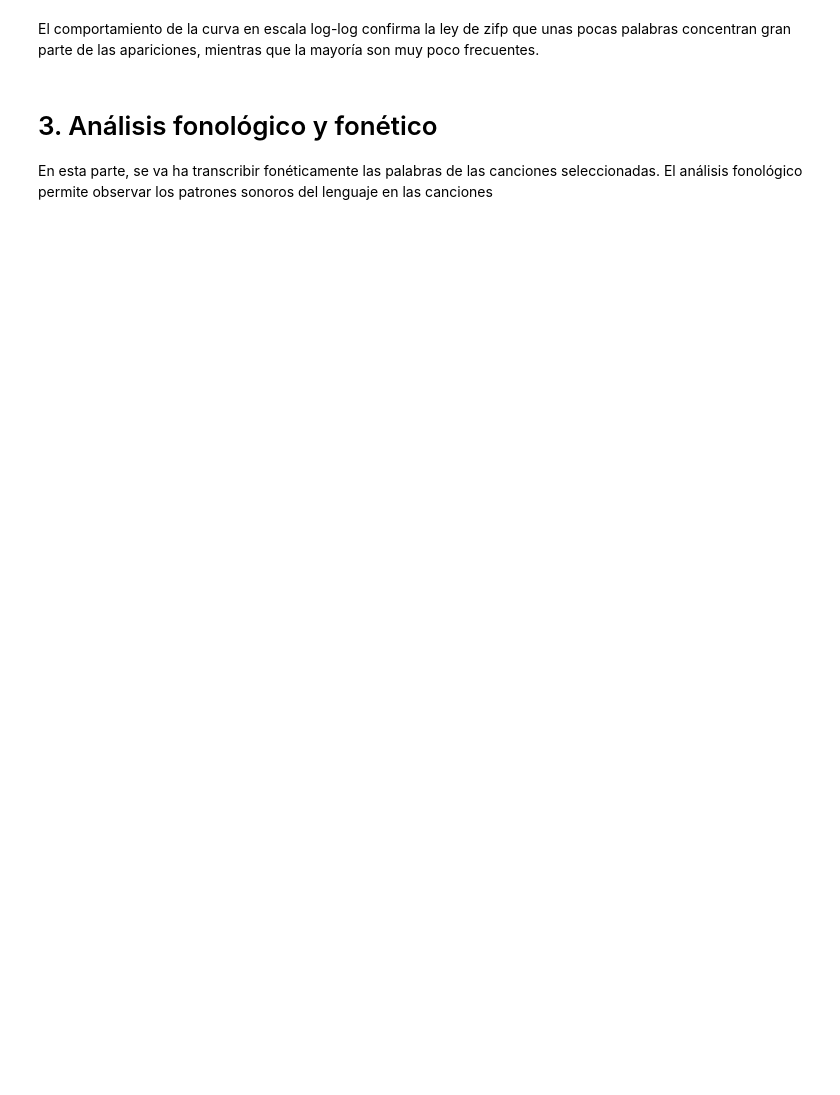
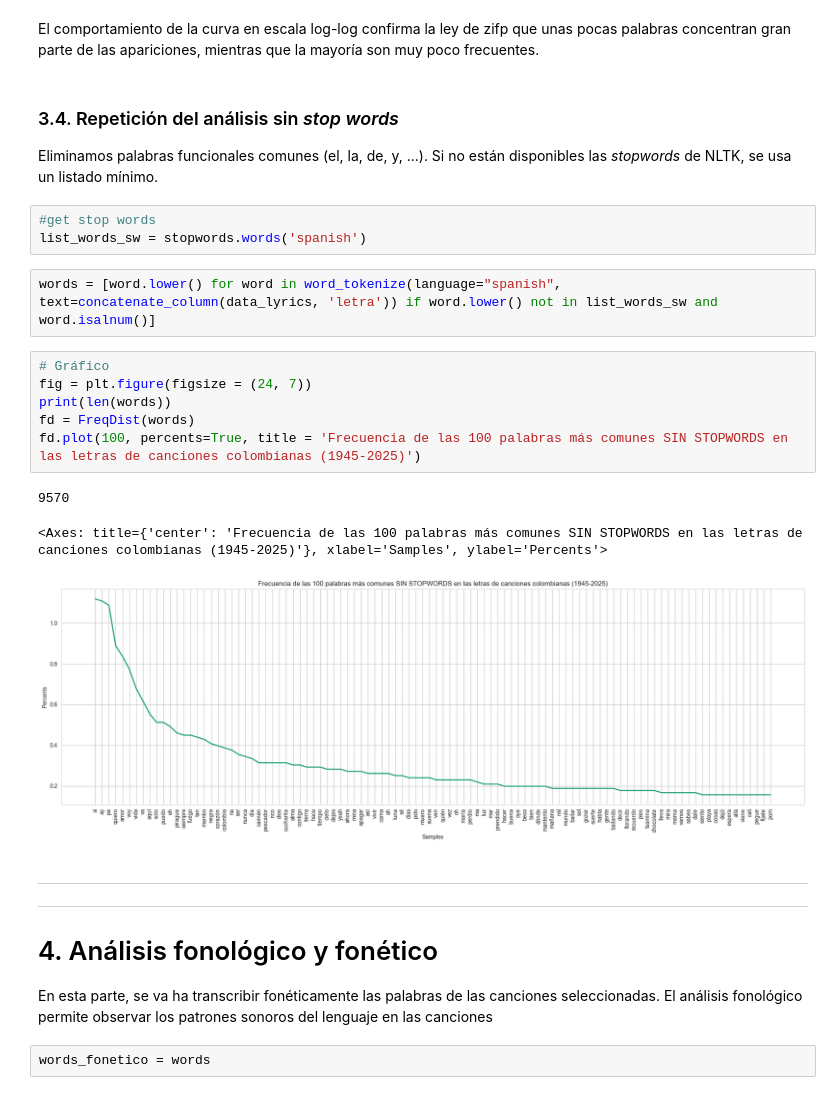
Before and after one commit to CristianCardozoAmin/AI-university_javeriana-nlp-taller_ley_zipf, a Jupyter notebook: notebooks/1_Analysis_Songs.ipynb, the cells around one changed output. Cells and saved outputs as stored; diff of their text form; blank space fills up the shorter version.

```diff
--- a/notebooks/1_Analysis_Songs.ipynb
+++ b/notebooks/1_Analysis_Songs.ipynb
@@ -249,6 +372,28 @@ plt.show()
 # %% [markdown]
 El comportamiento de la curva en escala log-log confirma la ley de zifp que unas pocas palabras concentran gran parte de las apariciones, mientras que la mayoría son muy poco frecuentes.
+# %% [markdown]
+### 3.4. Repetición del análisis sin *stop words*
+Eliminamos palabras funcionales comunes (el, la, de, y, ...). Si no están disponibles las *stopwords* de NLTK, se usa un listado mínimo.
+# %%
+#get stop words
+list_words_sw = stopwords.words('spanish')
+# %%
+words = [word.lower() for word in word_tokenize(language="spanish", text=concatenate_column(data_lyrics, 'letra')) if word.lower() not in list_words_sw and word.isalnum()]
+# %%
+# Gráfico
+fig = plt.figure(figsize = (24, 7))
+print(len(words))
+fd = FreqDist(words)
+fd.plot(100, percents=True, title = 'Frecuencia de las 100 palabras más comunes SIN STOPWORDS en las letras de canciones colombianas (1945-2025)')
+# %% [output]
+9570
+<Axes: title={'center': 'Frecuencia de las 100 palabras más comunes SIN STOPWORDS en las letras de canciones colombianas (1945-2025)'}, xlabel='Samples', ylabel='Percents'>
+[figure, added]
 # %% [markdown]
-# 3. Análisis fonológico y fonético
+---
+---
+# 4. Análisis fonológico y fonético
 
 En esta parte, se va ha transcribir fonéticamente las palabras de las canciones seleccionadas. El análisis fonológico permite observar los patrones sonoros del lenguaje en las canciones
+# %%
+words_fonetico = words
```
Also changed, not shown: parts of 46 cells of this notebook, 10 other files.
